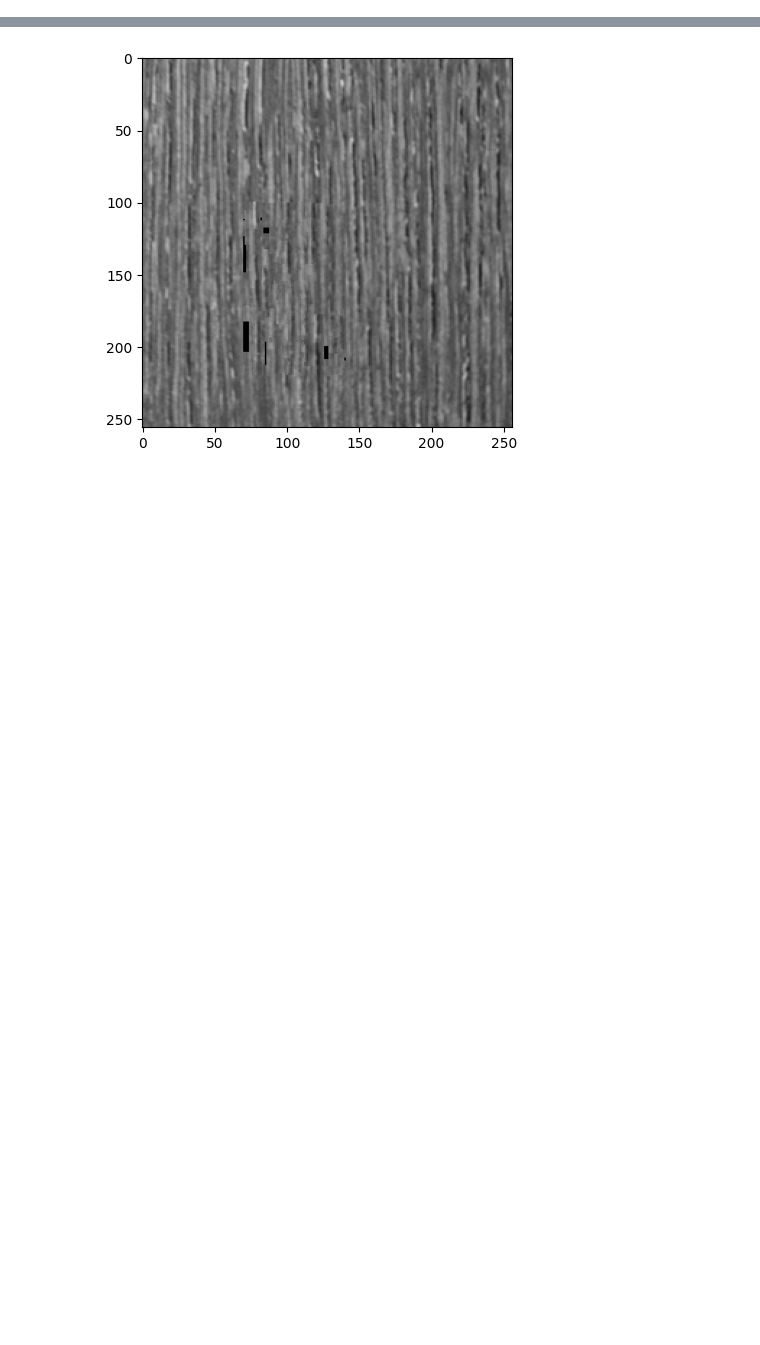
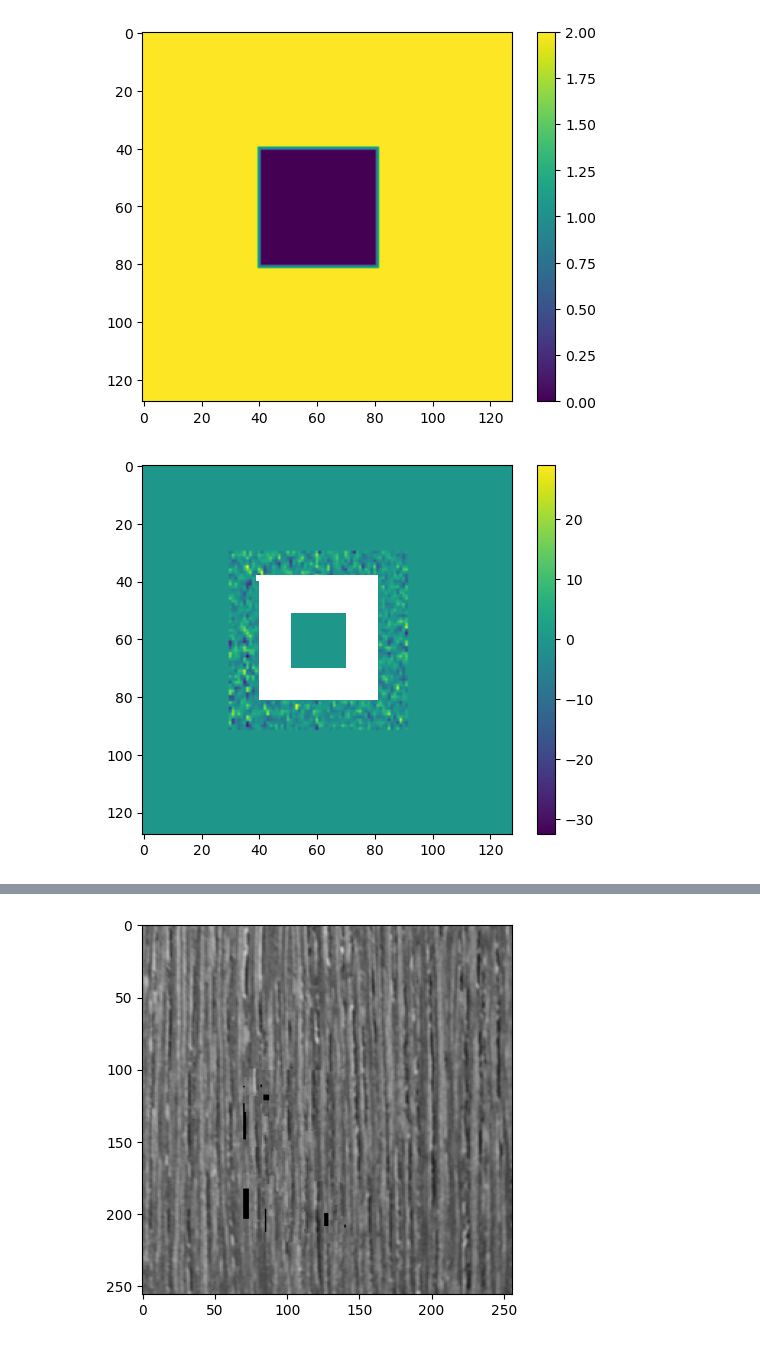
Before and after one commit to clementgilli/inpainting, a Jupyter notebook: worksheet.ipynb, the cells around one changed output, grey strips where cells are left out. Drawn from its saved outputs; the diff is of its cells as text; code cells hidden in the pictures; blank space fills up the shorter version.

```diff
--- a/worksheet.ipynb
+++ b/worksheet.ipynb
@@ -19,0 +21,13 @@ plt.imshow(imgp.priority)
+# %%
+plt.imshow(imgp.zone)
+plt.colorbar()
+plt.show()
+plt.imshow(imgp.gradient[0])
+plt.colorbar()
+plt.show()
+plt.imshow(imgp.gradient[1])
+plt.colorbar()
+plt.show()
+# %% [output]
+[figure, added]
+[figure, added]
```
Also changed, not shown: parts of 6 cells of this notebook, 2 other files.
